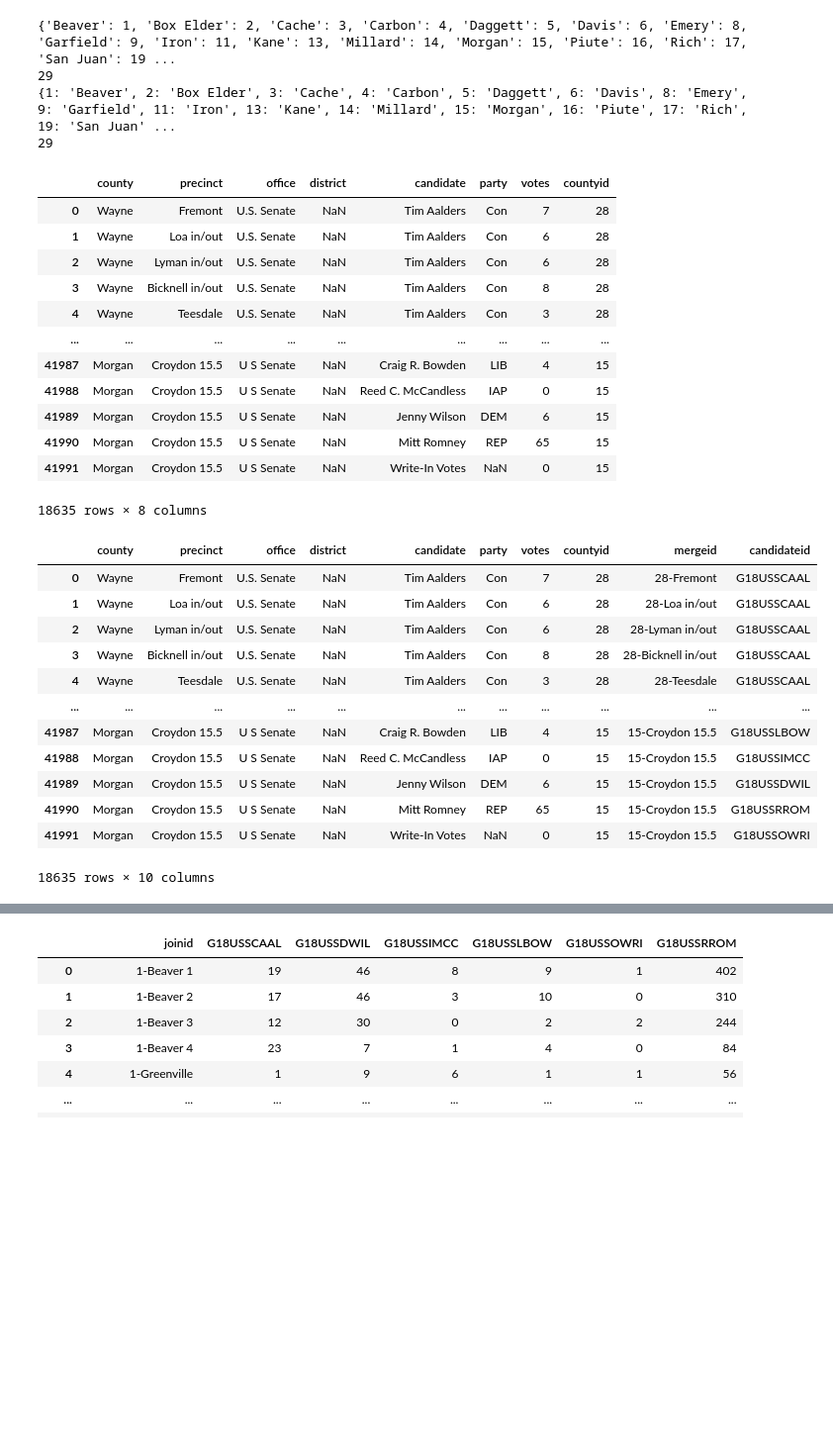
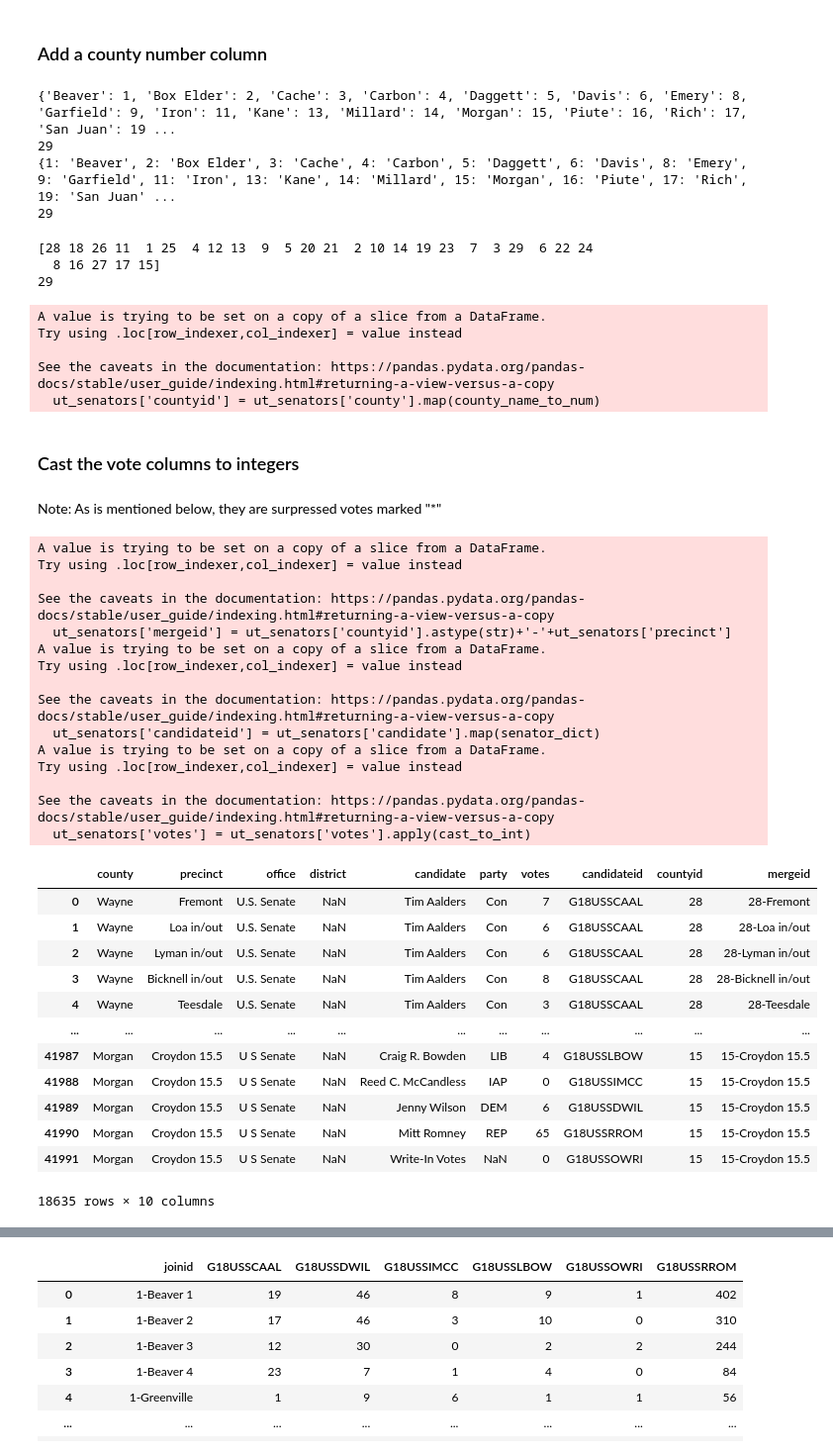
Before and after one commit to nonpartisan-redistricting-datahub/pdv-ut, a Jupyter notebook: vest-ut-2018/validation-2.ipynb, the cells around one changed output, grey strips where cells are left out. Shown at 99% size. Drawn from its saved outputs; the diff is of its cells as text; code cells hidden in the pictures; blank space fills up the shorter version.

```diff
--- a/vest-ut-2018/validation-2.ipynb
+++ b/vest-ut-2018/validation-2.ipynb
@@ -144,0 +193,3 @@ senator_dict = {
+# %%
+ut_senators['candidateid'] = ut_senators['candidate'].map(senator_dict).fillna(ut_senators['candidate'])
+print(ut_senators['candidateid'].unique())
@@ -145,3 +204,5 @@ senator_dict = {
+# %% [markdown]
+### Add a county number column
 # %%
 counties = ut_vest_2016['county'].unique()
 county_name_to_num = {}
@@ -162,43 +223,57 @@ print(len(county_num_to_name))
 29
 # %%
 ut_senators['countyid'] = ut_senators['county'].map(county_name_to_num)
-display(ut_senators)
+print(ut_senators['countyid'].unique())
+
+county_names = ut_senators['county'].unique()
+print(len(county_names))
 # %% [output]
-|  | county | precinct | office | district | candidate | party | votes | countyid |
-| 0 | Wayne | Fremont | U.S. Senate | NaN | Tim Aalders | Con | 7 | 28 |
-| 1 | Wayne | Loa in/out | U.S. Senate | NaN | Tim Aalders | Con | 6 | 28 |
-| 2 | Wayne | Lyman in/out | U.S. Senate | NaN | Tim Aalders | Con | 6 | 28 |
-| 3 | Wayne | Bicknell in/out | U.S. Senate | NaN | Tim Aalders | Con | 8 | 28 |
-| 4 | Wayne | Teesdale | U.S. Senate | NaN | Tim Aalders | Con | 3 | 28 |
-| ... | ... | ... | ... | ... | ... | ... | ... | ... |
-| 41987 | Morgan | Croydon 15.5 | U S Senate | NaN | Craig R. Bowden | LIB | 4 | 15 |
-| 41988 | Morgan | Croydon 15.5 | U S Senate | NaN | Reed C. McCandless | IAP | 0 | 15 |
-| 41989 | Morgan | Croydon 15.5 | U S Senate | NaN | Jenny Wilson | DEM | 6 | 15 |
-| 41990 | Morgan | Croydon 15.5 | U S Senate | NaN | Mitt Romney | REP | 65 | 15 |
-| 41991 | Morgan | Croydon 15.5 | U S Senate | NaN | Write-In Votes | NaN | 0 | 15 |
-18635 rows × 8 columns
+[28 18 26 11  1 25  4 12 13  9  5 20 21  2 10 14 19 23  7  3 29  6 22 24
+  8 16 27 17 15]
+29
+A value is trying to be set on a copy of a slice from a DataFrame.
+Try using .loc[row_indexer,col_indexer] = value instead
+
+See the caveats in the documentation: https://pandas.pydata.org/pandas-docs/stable/user_guide/indexing.html#returning-a-view-versus-a-copy
+  ut_senators['countyid'] = ut_senators['county'].map(county_name_to_num)
+# %% [markdown]
+### Cast the vote columns to integers
+# %% [markdown]
+Note: As is mentioned below, they are surpressed votes marked "*"
 # %%
 def cast_to_int(num):
     if num != '*':
         return int(num)
     else:
         return '*'
 
-ut_senators['mergeid'] = ut_senators['countyid'].astype(str)+'-'+ut_senators['precinct']
-ut_senators['candidateid'] = ut_senators['candidate'].map(senator_dict)
 ut_senators['votes'] = ut_senators['votes'].apply(cast_to_int)
-display(ut_senators)
 # %% [output]
+A value is trying to be set on a copy of a slice from a DataFrame.
+Try using .loc[row_indexer,col_indexer] = value instead
+
+See the caveats in the documentation: https://pandas.pydata.org/pandas-docs/stable/user_guide/indexing.html#returning-a-view-versus-a-copy
+  ut_senators['mergeid'] = ut_senators['countyid'].astype(str)+'-'+ut_senators['precinct']
+A value is trying to be set on a copy of a slice from a DataFrame.
+Try using .loc[row_indexer,col_indexer] = value instead
+
+See the caveats in the documentation: https://pandas.pydata.org/pandas-docs/stable/user_guide/indexing.html#returning-a-view-versus-a-copy
+  ut_senators['candidateid'] = ut_senators['candidate'].map(senator_dict)
+A value is trying to be set on a copy of a slice from a DataFrame.
+Try using .loc[row_indexer,col_indexer] = value instead
+
+See the caveats in the documentation: https://pandas.pydata.org/pandas-docs/stable/user_guide/indexing.html#returning-a-view-versus-a-copy
+  ut_senators['votes'] = ut_senators['votes'].apply(cast_to_int)
-|  | county | precinct | office | district | candidate | party | votes | countyid | mergeid | candidateid |
-| 0 | Wayne | Fremont | U.S. Senate | NaN | Tim Aalders | Con | 7 | 28 | 28-Fremont | G18USSCAAL |
-| 1 | Wayne | Loa in/out | U.S. Senate | NaN | Tim Aalders | Con | 6 | 28 | 28-Loa in/out | G18USSCAAL |
-| 2 | Wayne | Lyman in/out | U.S. Senate | NaN | Tim Aalders | Con | 6 | 28 | 28-Lyman in/out | G18USSCAAL |
-| 3 | Wayne | Bicknell in/out | U.S. Senate | NaN | Tim Aalders | Con | 8 | 28 | 28-Bicknell in/out | G18USSCAAL |
-| 4 | Wayne | Teesdale | U.S. Senate | NaN | Tim Aalders | Con | 3 | 28 | 28-Teesdale | G18USSCAAL |
+|  | county | precinct | office | district | candidate | party | votes | candidateid | countyid | mergeid |
+| 0 | Wayne | Fremont | U.S. Senate | NaN | Tim Aalders | Con | 7 | G18USSCAAL | 28 | 28-Fremont |
+| 1 | Wayne | Loa in/out | U.S. Senate | NaN | Tim Aalders | Con | 6 | G18USSCAAL | 28 | 28-Loa in/out |
+| 2 | Wayne | Lyman in/out | U.S. Senate | NaN | Tim Aalders | Con | 6 | G18USSCAAL | 28 | 28-Lyman in/out |
+| 3 | Wayne | Bicknell in/out | U.S. Senate | NaN | Tim Aalders | Con | 8 | G18USSCAAL | 28 | 28-Bicknell in/out |
+| 4 | Wayne | Teesdale | U.S. Senate | NaN | Tim Aalders | Con | 3 | G18USSCAAL | 28 | 28-Teesdale |
 | ... | ... | ... | ... | ... | ... | ... | ... | ... | ... | ... |
-| 41987 | Morgan | Croydon 15.5 | U S Senate | NaN | Craig R. Bowden | LIB | 4 | 15 | 15-Croydon 15.5 | G18USSLBOW |
-| 41988 | Morgan | Croydon 15.5 | U S Senate | NaN | Reed C. McCandless | IAP | 0 | 15 | 15-Croydon 15.5 | G18USSIMCC |
-| 41989 | Morgan | Croydon 15.5 | U S Senate | NaN | Jenny Wilson | DEM | 6 | 15 | 15-Croydon 15.5 | G18USSDWIL |
-| 41990 | Morgan | Croydon 15.5 | U S Senate | NaN | Mitt Romney | REP | 65 | 15 | 15-Croydon 15.5 | G18USSRROM |
-| 41991 | Morgan | Croydon 15.5 | U S Senate | NaN | Write-In Votes | NaN | 0 | 15 | 15-Croydon 15.5 | G18USSOWRI |
+| 41987 | Morgan | Croydon 15.5 | U S Senate | NaN | Craig R. Bowden | LIB | 4 | G18USSLBOW | 15 | 15-Croydon 15.5 |
+| 41988 | Morgan | Croydon 15.5 | U S Senate | NaN | Reed C. McCandless | IAP | 0 | G18USSIMCC | 15 | 15-Croydon 15.5 |
+| 41989 | Morgan | Croydon 15.5 | U S Senate | NaN | Jenny Wilson | DEM | 6 | G18USSDWIL | 15 | 15-Croydon 15.5 |
+| 41990 | Morgan | Croydon 15.5 | U S Senate | NaN | Mitt Romney | REP | 65 | G18USSRROM | 15 | 15-Croydon 15.5 |
+| 41991 | Morgan | Croydon 15.5 | U S Senate | NaN | Write-In Votes | NaN | 0 | G18USSOWRI | 15 | 15-Croydon 15.5 |
-18635 rows × 10 columns
+18635 rows × 10 columns
```
Also changed, not shown: parts of 34 cells of this notebook.
